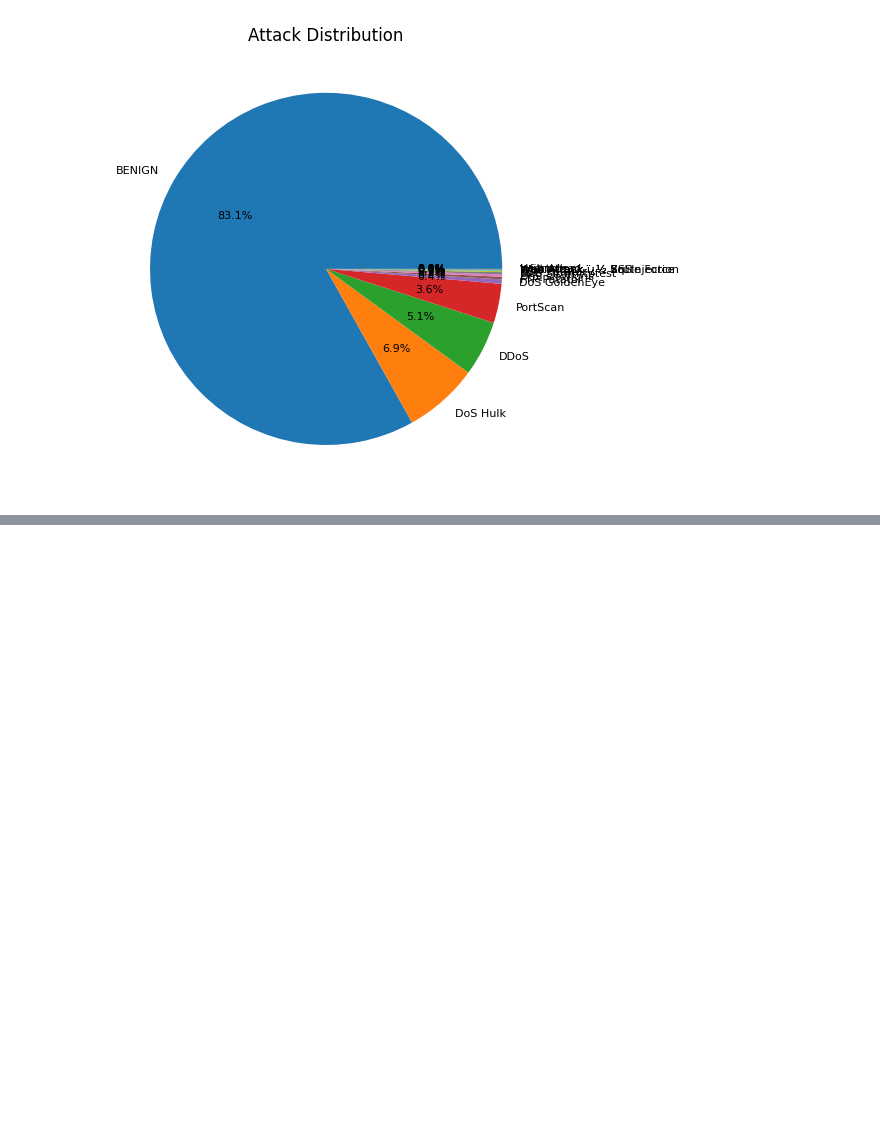
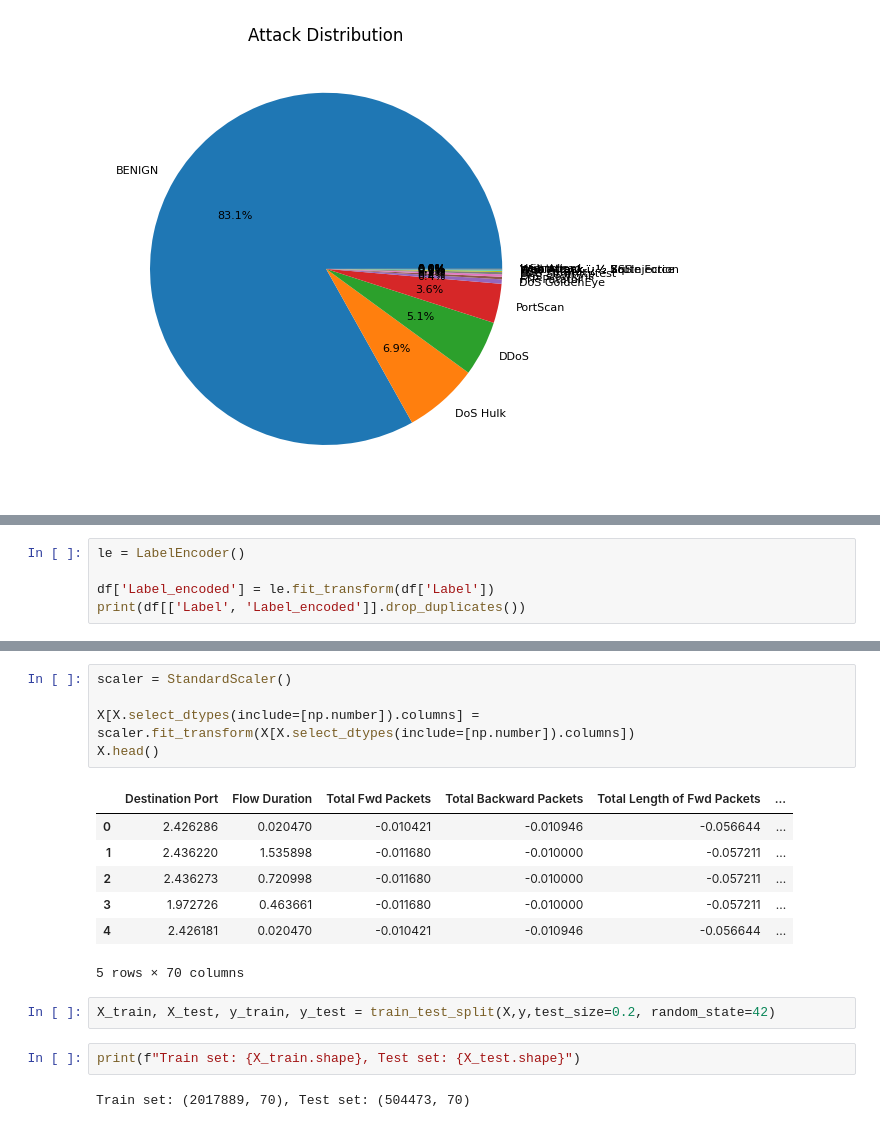
Before and after one commit to mituvibe/Lab-6, a Jupyter notebook: Network-Intrusion-Detection-ML-Xuan/src/TrainingModel.ipynb, the cells around one changed output, grey strips where cells are left out. Cells and saved outputs as stored; diff of their text form; blank space fills up the shorter version.

```diff
--- a/Network-Intrusion-Detection-ML-Xuan/src/TrainingModel.ipynb
+++ b/Network-Intrusion-Detection-ML-Xuan/src/TrainingModel.ipynb
@@ -321,3 +331,8 @@ plt.savefig("../results/correlation_heatmap.png")
 plt.show()
 # %% [output]
 [figure]
+# %%
+le = LabelEncoder()
+
+df['Label_encoded'] = le.fit_transform(df['Label'])
+print(df[['Label', 'Label_encoded']].drop_duplicates())
@@ -323,0 +383,19 @@ plt.show()
+# %%
+scaler = StandardScaler()
+
+X[X.select_dtypes(include=[np.number]).columns] = scaler.fit_transform(X[X.select_dtypes(include=[np.number]).columns])
+X.head()
+# %% [output]
+|  | Destination Port | Flow Duration | Total Fwd Packets | Total Backward Packets | Total Length of Fwd Packets | ... |
+| 0 | 2.426286 | 0.020470 | -0.010421 | -0.010946 | -0.056644 | ... |
+| 1 | 2.436220 | 1.535898 | -0.011680 | -0.010000 | -0.057211 | ... |
+| 2 | 2.436273 | 0.720998 | -0.011680 | -0.010000 | -0.057211 | ... |
+| 3 | 1.972726 | 0.463661 | -0.011680 | -0.010000 | -0.057211 | ... |
+| 4 | 2.426181 | 0.020470 | -0.010421 | -0.010946 | -0.056644 | ... |
+5 rows × 70 columns
+# %%
+X_train, X_test, y_train, y_test = train_test_split(X,y,test_size=0.2, random_state=42)
+# %%
+print(f"Train set: {X_train.shape}, Test set: {X_test.shape}")
+# %% [output]
+Train set: (2017889, 70), Test set: (504473, 70)
```
Also changed, not shown: parts of 12 cells of this notebook.
